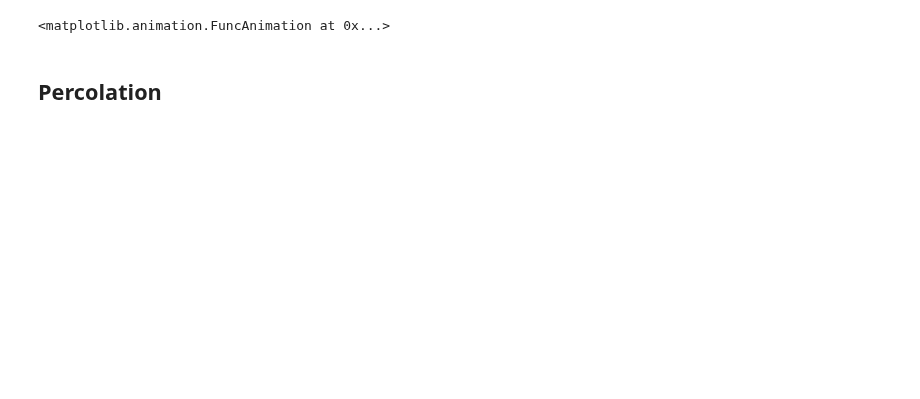
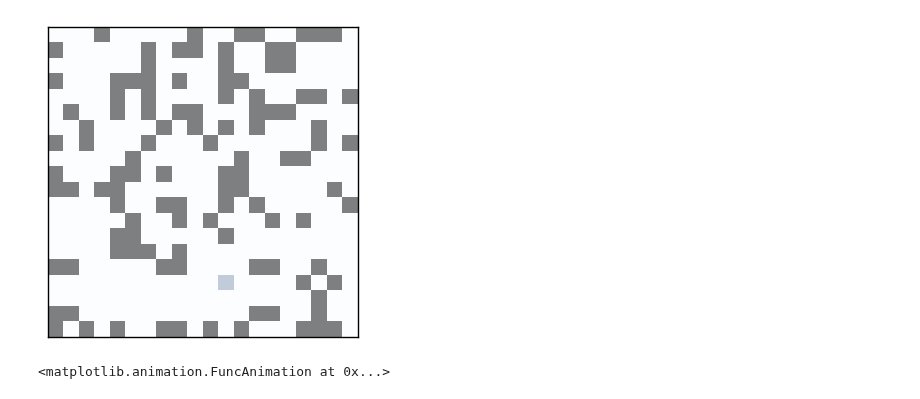
Before and after one commit to Maxventeen/Gas_expansion, a Jupyter notebook: Project.ipynb, the cells around one changed output. Saved outputs shown, nothing was run; the diff lists cells and outputs as text; code cells hidden in the pictures; blank space fills up the shorter version.

```diff
--- a/Project.ipynb
+++ b/Project.ipynb
@@ -55,6 +207,10 @@ anim = viewer.animate(frames = 100)
+# %%
+perc = Percolation(20, p=0.3)
+viewer = RDViewer(perc)
+anim = viewer.animate(frames=500)
+# %% [output]
+[figure, added]
 # %%
 anim
 # %% [output]
 <matplotlib.animation.FuncAnimation at 0x...>
-# %% [markdown]
-## Percolation
```
Also changed, not shown: parts of 17 cells of this notebook.
